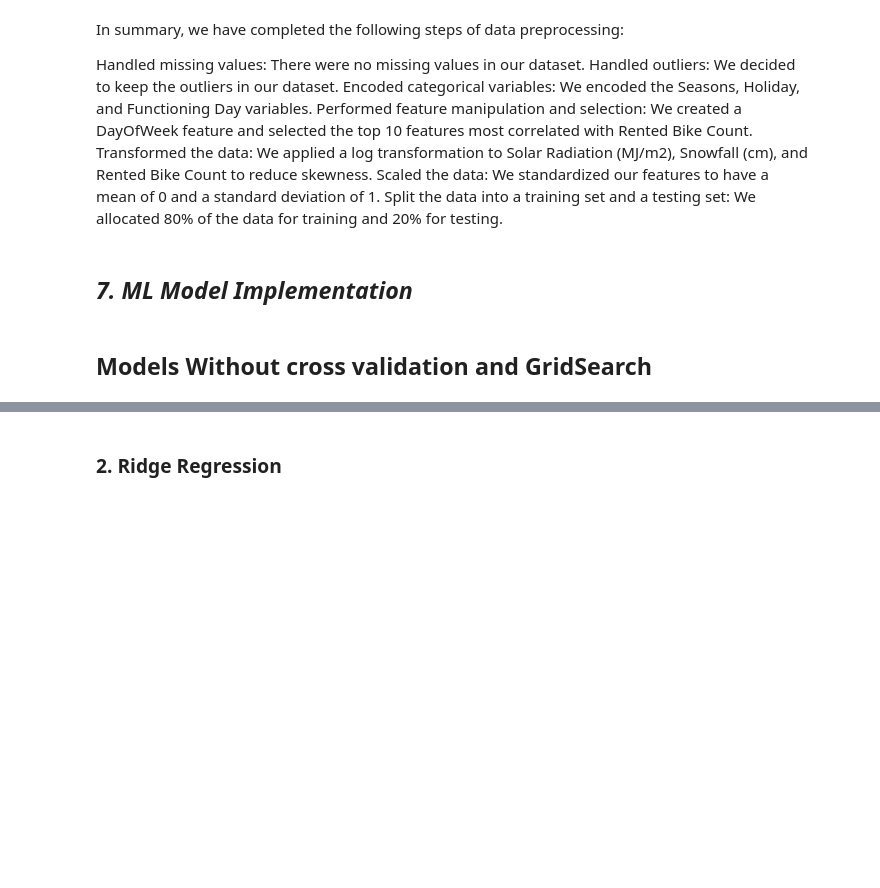
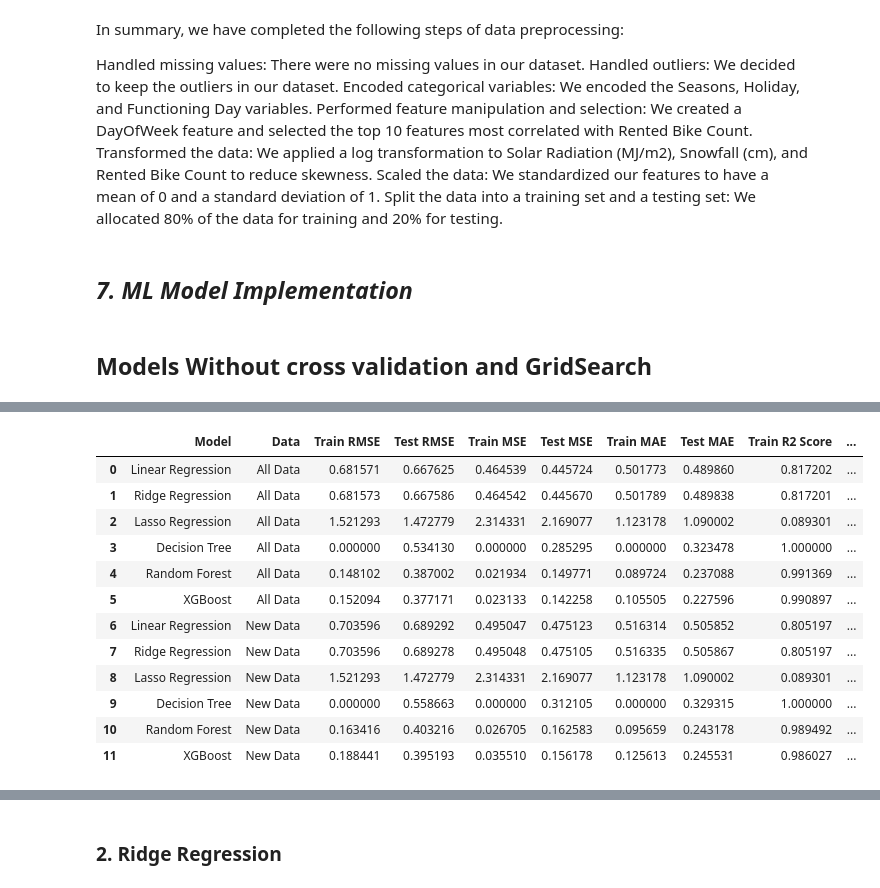
Before and after one commit to sudhir-singh94/Regression_Seoul_Bike_Data, a Jupyter notebook: Regression_Seoul_Bike_Data.ipynb, the cells around one changed output, grey strips where cells are left out. Saved outputs shown, nothing was run; the diff lists cells and outputs as text; code cells hidden in the pictures; blank space fills up the shorter version.

```diff
--- a/Regression_Seoul_Bike_Data.ipynb
+++ b/Regression_Seoul_Bike_Data.ipynb
@@ -1095,0 +1091,12 @@ def mean_absolute_percentage_error(y_true, y_pred):
+# %%
+from sklearn.metrics import mean_squared_error, mean_absolute_error, r2_score
+import numpy as np
+
+def calculate_metrics(y_true, y_pred):
+    metrics = {
+        'RMSE': np.sqrt(mean_squared_error(y_true, y_pred)),
+        'MSE': mean_squared_error(y_true, y_pred),
+        'MAE': mean_absolute_error(y_true, y_pred),
+        'R2 Score': r2_score(y_true, y_pred)
+    }
+    return metrics
@@ -1095,0 +1265,62 @@ def mean_absolute_percentage_error(y_true, y_pred):
+# %%
+# Create a dataframe to hold the metrics results
+metrics_results = pd.DataFrame(columns=['Model', 'Data', 'Train RMSE', 'Test RMSE', 'Train MSE', 'Test MSE', 'Train MAE', 'Test MAE', 'Train R2 Score', 'Test R2 Score'], dtype=float)
+
+# List of models
+model_names = ['Linear Regression', 'Ridge Regression', 'Lasso Regression', 'Decision Tree', 'Random Forest', 'XGBoost']
+data_names = ['All Data', 'New Data']
+
+# List of train and test metrics for all data
+train_metrics_all = [lr_all_train_metrics, ridge_all_train_metrics, lasso_all_train_metrics, dt_all_train_metrics, rf_all_train_metrics, xgb_all_train_metrics]
+test_metrics_all = [lr_all_test_metrics, ridge_all_test_metrics, lasso_all_test_metrics, dt_all_test_metrics, rf_all_test_metrics, xgb_all_test_metrics]
+
+# List of train and test metrics for new data
+train_metrics_new = [lr_new_train_metrics, ridge_new_train_metrics, lasso_new_train_metrics, dt_new_train_metrics, rf_new_train_metrics, xgb_new_train_metrics]
+test_metrics_new = [lr_new_test_metrics, ridge_new_test_metrics, lasso_new_test_metrics, dt_new_test_metrics, rf_new_test_metrics, xgb_new_test_metrics]
+
+# Populate the dataframe with metrics results for all data
+for i in range(6):
+    metrics_results = metrics_results.append({
+        'Model': model_names[i],
+        'Data': data_names[0],
+        'Train RMSE': train_metrics_all[i]['RMSE'],
+        'Test RMSE': test_metrics_all[i]['RMSE'],
+        'Train MSE': train_metrics_all[i]['MSE'],
+        'Test MSE': test_metrics_all[i]['MSE'],
+        'Train MAE': train_metrics_all[i]['MAE'],
+        'Test MAE': test_metrics_all[i]['MAE'],
+        'Train R2 Score': train_metrics_all[i]['R2 Score'],
+        'Test R2 Score': test_metrics_all[i]['R2 Score']
+    }, ignore_index=True)
+
+# Populate the dataframe with metrics results for new data
+for i in range(6):
+    metrics_results = metrics_results.append({
+        'Model': model_names[i],
+        'Data': data_names[1],
+        'Train RMSE': train_metrics_new[i]['RMSE'],
+        'Test RMSE': test_metrics_new[i]['RMSE'],
+        'Train MSE': train_metrics_new[i]['MSE'],
+        'Test MSE': test_metrics_new[i]['MSE'],
+        'Train MAE': train_metrics_new[i]['MAE'],
+        'Test MAE': test_metrics_new[i]['MAE'],
+        'Train R2 Score': train_metrics_new[i]['R2 Score'],
+        'Test R2 Score': test_metrics_new[i]['R2 Score']
+    }, ignore_index=True)
+
+# Display metrics results
+metrics_results
+# %% [output]
+|  | Model | Data | Train RMSE | Test RMSE | Train MSE | Test MSE | Train MAE | Test MAE | Train R2 Score | ... |
+| 0 | Linear Regression | All Data | 0.681571 | 0.667625 | 0.464539 | 0.445724 | 0.501773 | 0.489860 | 0.817202 | ... |
+| 1 | Ridge Regression | All Data | 0.681573 | 0.667586 | 0.464542 | 0.445670 | 0.501789 | 0.489838 | 0.817201 | ... |
+| 2 | Lasso Regression | All Data | 1.521293 | 1.472779 | 2.314331 | 2.169077 | 1.123178 | 1.090002 | 0.089301 | ... |
+| 3 | Decision Tree | All Data | 0.000000 | 0.534130 | 0.000000 | 0.285295 | 0.000000 | 0.323478 | 1.000000 | ... |
+| 4 | Random Forest | All Data | 0.148102 | 0.387002 | 0.021934 | 0.149771 | 0.089724 | 0.237088 | 0.991369 | ... |
+| 5 | XGBoost | All Data | 0.152094 | 0.377171 | 0.023133 | 0.142258 | 0.105505 | 0.227596 | 0.990897 | ... |
+| 6 | Linear Regression | New Data | 0.703596 | 0.689292 | 0.495047 | 0.475123 | 0.516314 | 0.505852 | 0.805197 | ... |
+| 7 | Ridge Regression | New Data | 0.703596 | 0.689278 | 0.495048 | 0.475105 | 0.516335 | 0.505867 | 0.805197 | ... |
+| 8 | Lasso Regression | New Data | 1.521293 | 1.472779 | 2.314331 | 2.169077 | 1.123178 | 1.090002 | 0.089301 | ... |
+| 9 | Decision Tree | New Data | 0.000000 | 0.558663 | 0.000000 | 0.312105 | 0.000000 | 0.329315 | 1.000000 | ... |
+| 10 | Random Forest | New Data | 0.163416 | 0.403216 | 0.026705 | 0.162583 | 0.095659 | 0.243178 | 0.989492 | ... |
+| 11 | XGBoost | New Data | 0.188441 | 0.395193 | 0.035510 | 0.156178 | 0.125613 | 0.245531 | 0.986027 | ... |
```
Also changed, not shown: parts of 27 cells of this notebook.
